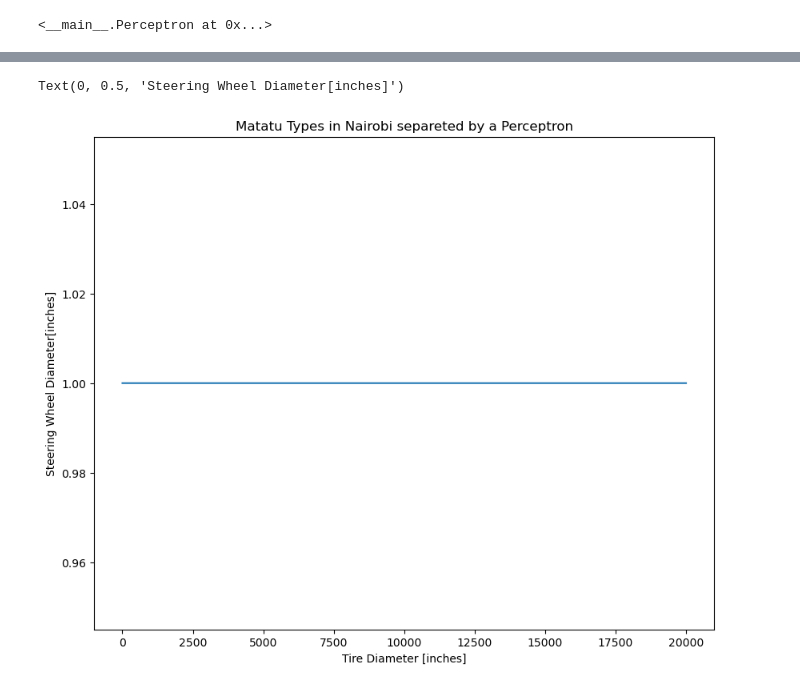
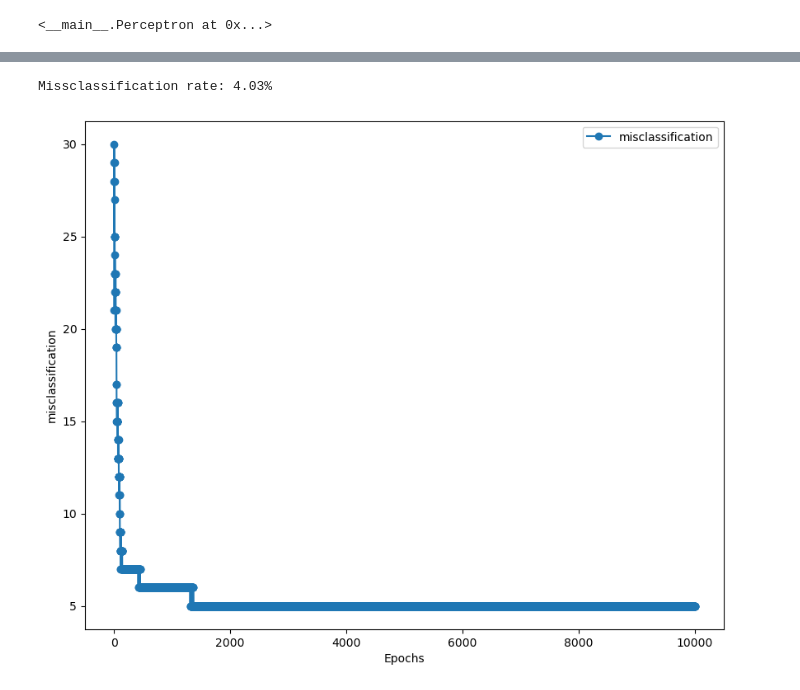
Before and after one commit to mmutugi/Data-Science-and-Machine-Learning, a Jupyter notebook: Supervised-Learning/The Perceptron/Perceptron.ipynb, the cells around one changed output, grey strips where cells are left out. Drawn from its saved outputs; the diff is of its cells as text; code cells hidden in the pictures.

```diff
--- a/Supervised-Learning/The Perceptron/Perceptron.ipynb
+++ b/Supervised-Learning/The Perceptron/Perceptron.ipynb
@@ -162,10 +183,13 @@ What we see above is a separting hyperplane, such than anything lying on one sid
-# %%
-plt.figure(figsize = (10 , 8) )
-plt.plot(range(1, len(percep.errors)+1), percep.errors)
-
-plt.title("Matatu Types in Nairobi separeted by a Perceptron")
-plt.xlabel("Tire Diameter [inches]")
-plt.ylabel("Steering Wheel Diameter[inches]")
-# %% [output]
-Text(0, 0.5, 'Steering Wheel Diameter[inches]')
-[figure, removed]
+# %%
+plt.figure(figsize = (10 , 8) )
+plt.plot(range(1, len(trial.errors_)+1), trial.errors_, marker = 'o', label = "misclassification")
+misclassification_pct = [(e / len(y)) * 100 for e in trial.errors_]
+
+print (f"Missclassification rate: {misclassification_pct[-1]:.2f}%")
+plt.xlabel("Epochs")
+plt.legend()
+plt.ylabel("misclassification")
+plt.show()
+# %% [output]
+Missclassification rate: 4.03%
+[figure, added]
```
Also changed, not shown: parts of 8 cells of this notebook, 1 other file.
